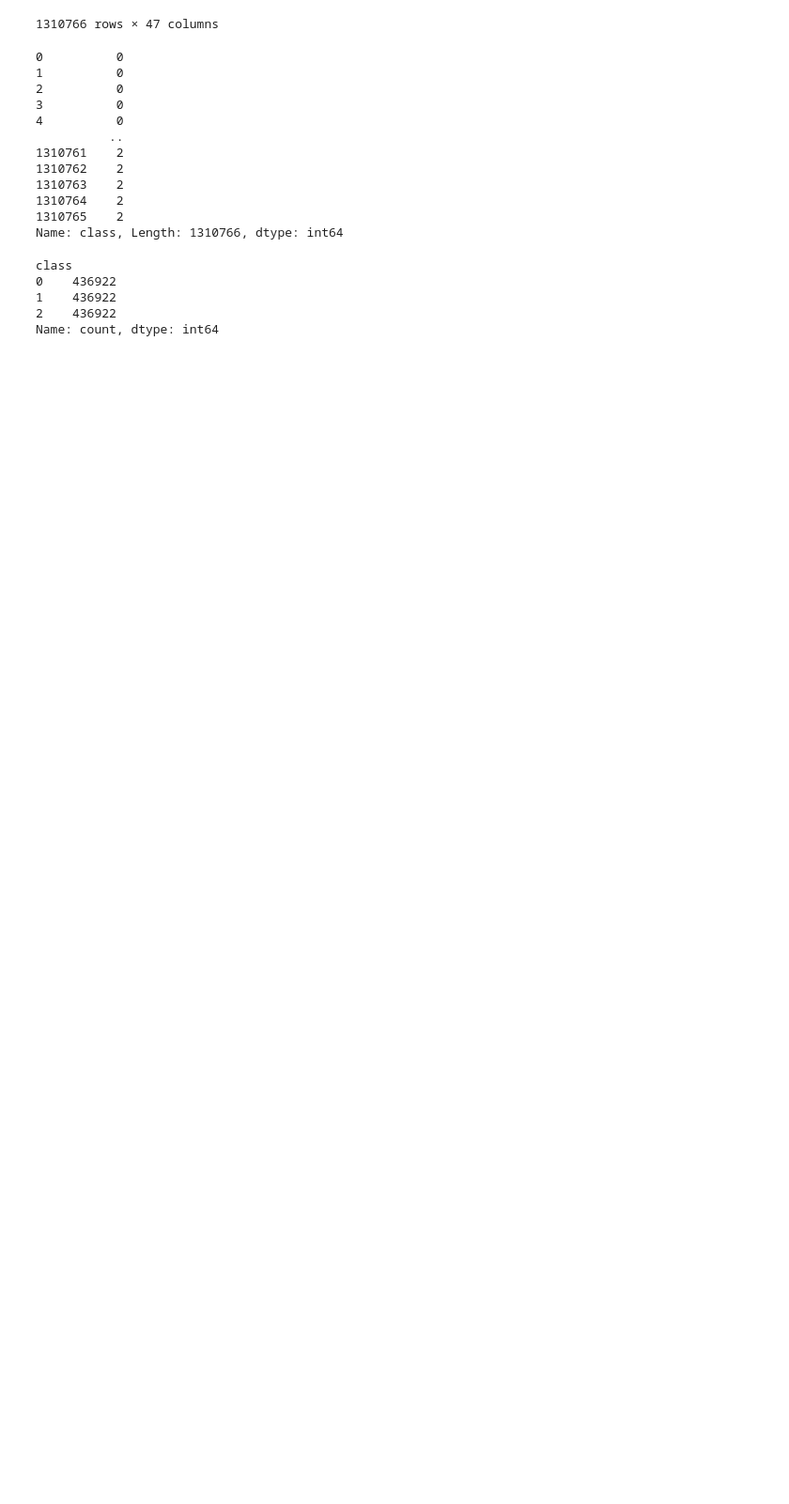
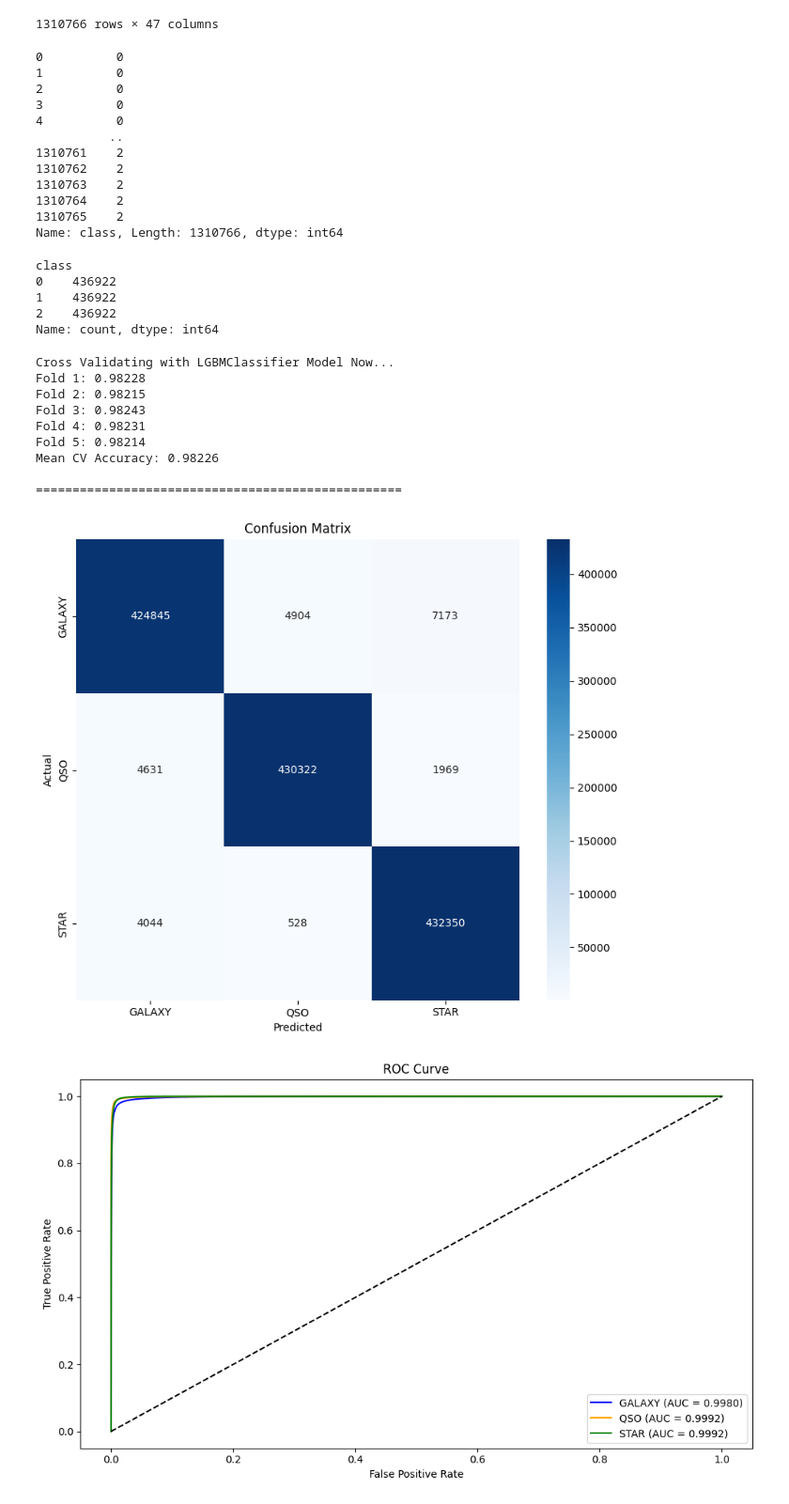
Before and after one commit to Hozaifa-777/Project_Galaxy, a Jupyter notebook: notebooks/04_tuning.ipynb, the cells around one changed output. Shown at 94% size. Cells and saved outputs as stored; diff of their text form; code cells hidden in the pictures; blank space fills up the shorter version.

Commit message:
feat: add ROC curve and classification report evaluation for tuned models

```diff
--- a/notebooks/04_tuning.ipynb
+++ b/notebooks/04_tuning.ipynb
@@ -180,6 +180,18 @@ XGB_BEST_PARAMS = {'n_estimators': 1992,
                    'verbosity':0,}
 # %%
 LGBM_model , LGBM_y_preds, LGBM_y_probas= train_pipline(X_resampled,y_resampled,LGBMClassifier,LGBM_BEST_PARAMS,cv)
-show_confusion_matrix(y_resampled,LGBM_y_preds)
-plot_roc_curve(y_resampled,LGBM_y_probas)
-print(classification_report(y_resampled,LGBM_y_preds))
+show_confusion_matrix(y_resampled,LGBM_y_preds,target_names)
+plot_roc_curve(y_resampled,LGBM_y_probas,target_names)
+print(classification_report(y_resampled,LGBM_y_preds,target_names=target_names))
+# %% [output]
+Cross Validating with LGBMClassifier Model Now...
+Fold 1: 0.98228
+Fold 2: 0.98215
+Fold 3: 0.98243
+Fold 4: 0.98231
+Fold 5: 0.98214
+Mean CV Accuracy: 0.98226
+
+==================================================
+[figure, added]
+[figure, added]
```
Also changed, not shown: parts of 2 cells of this notebook.
